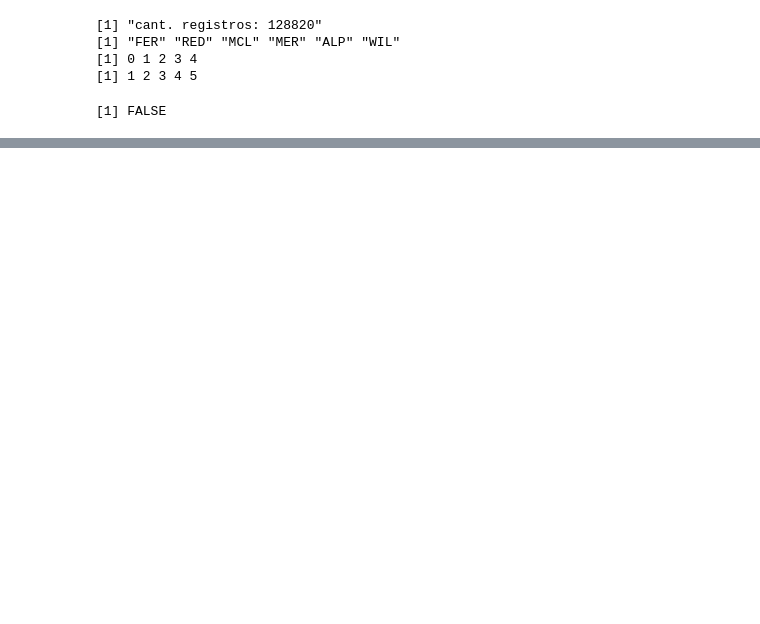
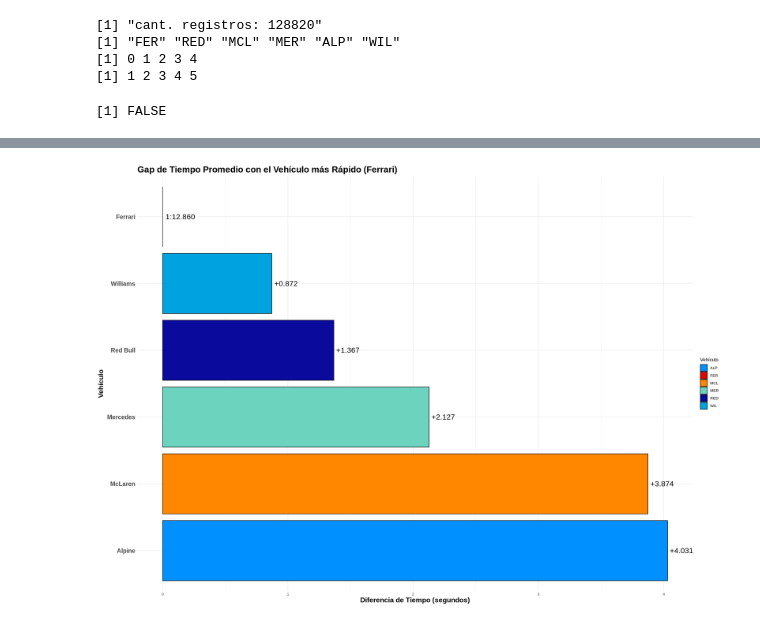
Before and after one commit to LuppeCh/F1EDA, a Jupyter notebook: Exploración_de_Datos_Trabajo_Final.ipynb, the cells around one changed output, grey strips where cells are left out. Drawn from its saved outputs; the diff is of its cells as text; code cells hidden in the pictures; blank space fills up the shorter version.

```diff
--- a/Exploración_de_Datos_Trabajo_Final.ipynb
+++ b/Exploración_de_Datos_Trabajo_Final.ipynb
@@ -498,0 +565,78 @@ options(repr.plot.width = 20, repr.plot.height = 14)
+# %%
+# Function to format seconds into M:SS.mmm
+format_time_ms <- function(seconds) {
+  minutes <- floor(seconds / 60)
+  remaining_seconds <- seconds %% 60
+  sprintf("%d:%06.3f", minutes, remaining_seconds)
+}
+
+# Calculate average lap time for each carId
+average_lap_times <- telemetria %>%
+  # Removed: filter(lap_time_invalid == 0) %>% # Filter out invalid lap times
+  group_by(carId, lap_number) %>%
+  summarise(total_lap_time = max(lap_time, na.rm = TRUE), .groups = 'drop') %>%
+  group_by(carId) %>%
+  summarise(avg_lap_time = mean(total_lap_time, na.rm = TRUE), .groups = 'drop')
+
+# Identify the fastest vehicle
+fastest_car_time <- min(average_lap_times$avg_lap_time, na.rm = TRUE)
+fastest_car_id_abb <- average_lap_times %>%
+  filter(avg_lap_time == fastest_car_time) %>%
+  pull(carId) %>% head(1) # Get abbreviation for fastest car
+
+# Define custom bright team colors (colores_f1)
+colores_f1 <- c(
+  "FER" = "#E10600",  # Ferrari Red
+  "RED" = "#0A0A9C",  # Red Bull Navy Blue
+  "MCL" = "#FF8700",  # McLaren Papaya Orange
+  "MER" = "#6CD3BF",  # Mercedes Teal
+  "ALP" = "#0090FF",  # Alpine Blue
+  "WIL" = "#00A3E0"   # Williams Light Blue
+)
+
+# Create a mapping for full team names
+full_team_names <- c(
+  "FER" = "Ferrari",
+  "RED" = "Red Bull",
+  "MCL" = "McLaren",
+  "MER" = "Mercedes",
+  "ALP" = "Alpine",
+  "WIL" = "Williams"
+)
+
+# Calculate the gap for each vehicle relative to the fastest
+gap_data <- average_lap_times %>%
+  mutate(gap_seconds = avg_lap_time - fastest_car_time) %>%
+  mutate(full_carId = recode(carId, !!!full_team_names)) %>%
+  arrange(gap_seconds) # Order by gap_seconds for plotting
+
+# Get the full name and formatted time of the fastest car for the title and annotation
+fastest_car_full_name <- full_team_names[fastest_car_id_abb]
+fastest_car_time_formatted <- format_time_ms(fastest_car_time)
+
+# Prepare labels: replace 0 gap with formatted fastest time, add '+' for others
+gap_data <- gap_data %>%
+  mutate(display_label = ifelse(gap_seconds == 0,
+                                fastest_car_time_formatted,
+                                paste0("+", as.character(round(gap_seconds, 3)))))
+
+# Create the horizontal bar chart
+ggplot(gap_data, aes(x = gap_seconds, y = reorder(full_carId, -gap_seconds), fill = carId)) +
+  geom_bar(stat = "identity", color = "black") +
+  geom_text(aes(label = display_label), hjust = -0.1, size = 6) + # Use display_label
+  scale_fill_manual(values = colores_f1) +
+  labs(
+    title = paste0("Gap de Tiempo Promedio con el Vehículo más Rápido (", fastest_car_full_name, ")"),
+    x = "Diferencia de Tiempo (segundos)",
+    y = "Vehículo",
+    fill = "Vehículo"
+  ) +
+  theme_minimal() +
+  theme(
+    axis.text.y = element_text(size = 14, face = "bold"), # Enlarge and bold y-axis text
+    axis.title.x = element_text(size = 16, face = "bold"), # Enlarge and bold x-axis title
+    axis.title.y = element_text(size = 16, face = "bold"), # Enlarge and bold y-axis title
+    plot.title = element_text(size = 20, face = "bold") # Enlarge and bold plot title
+  )
+# %% [output]
+[figure, added]
```
Also changed, not shown: parts of 12 cells of this notebook.
